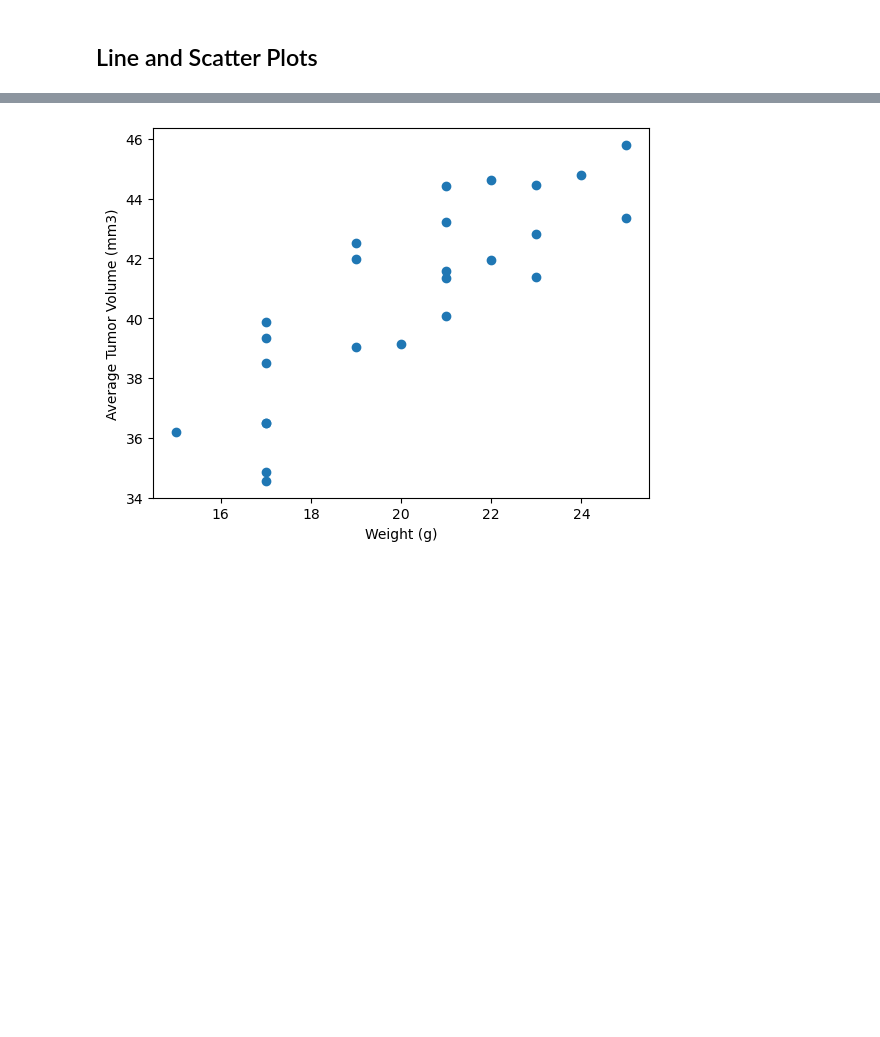
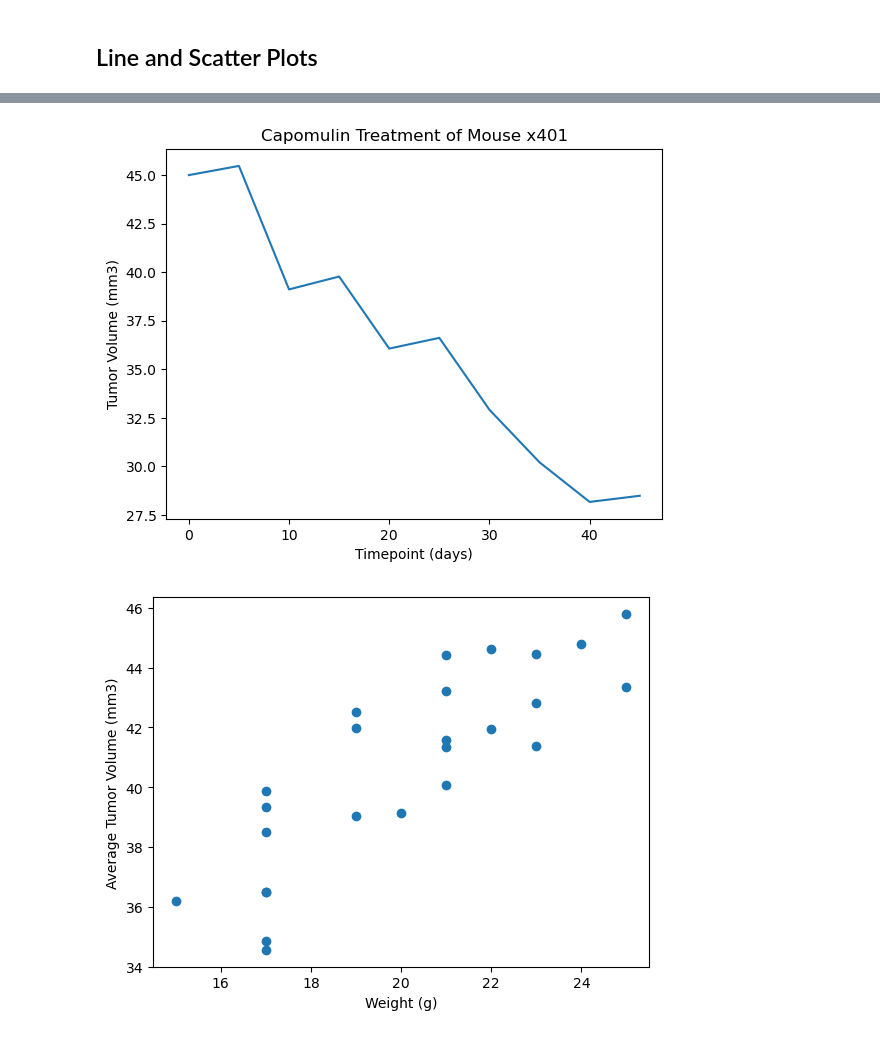
Before and after one commit to KeeganDavis/data-visualization-challenge, a Jupyter notebook: pymaceuticals.ipynb, the cells around one changed output, grey strips where cells are left out. Saved outputs shown, nothing was run; the diff lists cells and outputs as text; code cells hidden in the pictures; blank space fills up the shorter version.

```diff
--- a/pymaceuticals.ipynb
+++ b/pymaceuticals.ipynb
@@ -254,2 +254,16 @@ Ceftamin's potential outliers: N/A
+# %%
+# Generate a line plot of tumor volume vs. time point for a single mouse treated with Capomulin
+capomulin_df = cleaned_df[cleaned_df['Drug Regimen'] == 'Capomulin']
+mouse_id = capomulin_df['Mouse ID'].iloc[5]
+mouse_data = capomulin_df[capomulin_df['Mouse ID'] == mouse_id]
+x_axis_mouse = mouse_data['Timepoint']
+y_axis_mouse = mouse_data['Tumor Volume (mm3)']
+plt.plot(x_axis_mouse, y_axis_mouse)
+plt.title(f"Capomulin Treatment of Mouse {mouse_id}")
+plt.xlabel('Timepoint (days)')
+plt.ylabel('Tumor Volume (mm3)')
+plt.show()
+# %% [output]
+[figure, added]
 # %%
 # Generate a scatter plot of mouse weight vs. the average observed tumor volume for the entire Capomulin regimen
```
Also changed, not shown: parts of 7 cells of this notebook, 1 other file.
